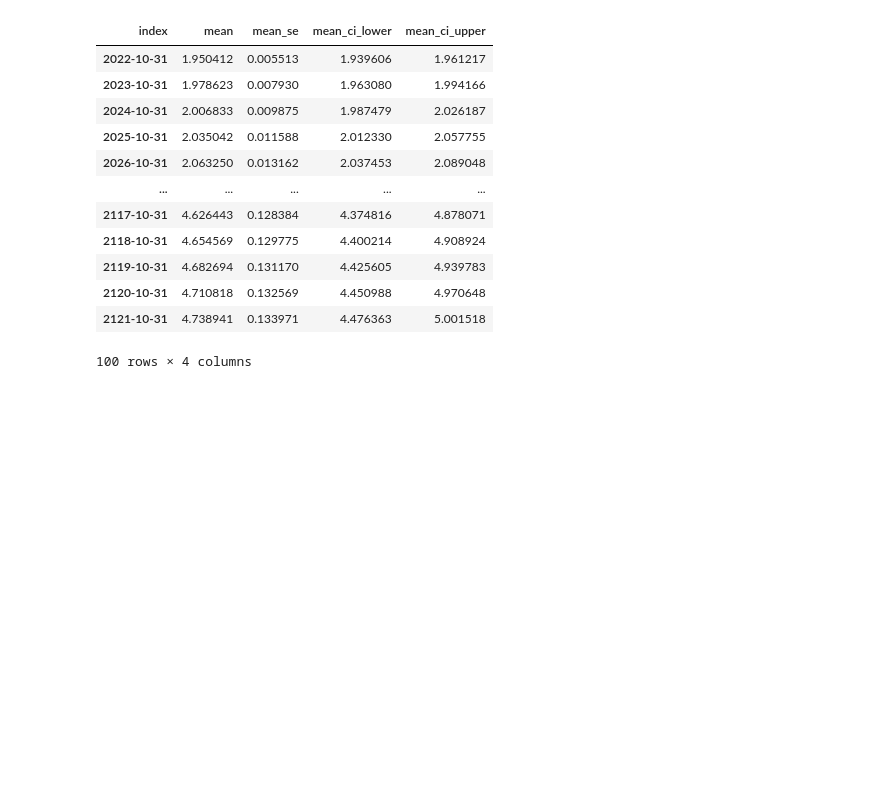
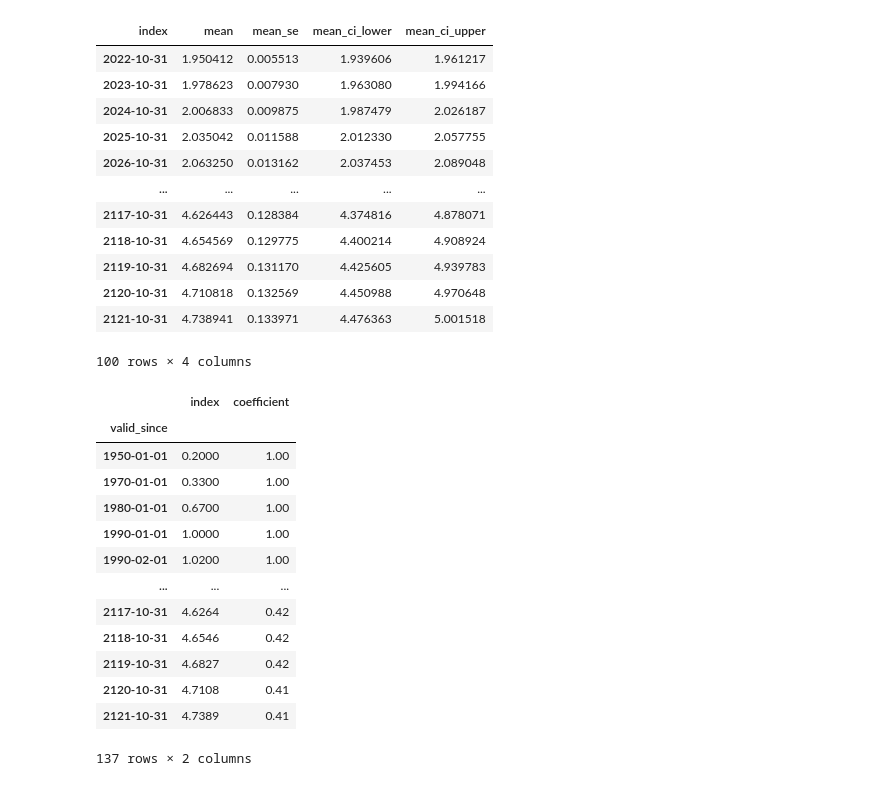
Before and after one commit to data-cfwb/simulPaie, a Jupyter notebook: index_arima.ipynb, the cells around one changed output. Saved outputs shown, nothing was run; the diff lists cells and outputs as text; code cells hidden in the pictures; blank space fills up the shorter version.

Commit message:
append new index

```diff
--- a/index_arima.ipynb
+++ b/index_arima.ipynb
@@ -168,27 +168,67 @@ forecast_df
 100 rows × 4 columns
 # %%
 # add column to df
+from re import A
+
+
 df['coefficient'] = 1
 
 # drop rank
 df = df.drop(columns=['rank'])
 df = df.drop(columns=['valid_since'])
 
 forecast_to_combine_df = forecast_df.copy()
 
 # add coefficient to forecast based on the prediction of arima
 forecast_to_combine_df['coefficient'] = forecast_to_combine_df['mean'] / forecast_to_combine_df['mean'].iloc[0]
 
 forecast_to_combine_df['coefficient'] = round(1 / forecast_to_combine_df['coefficient'], 2)
 
 forecast_to_combine_df['index'] = round(forecast_to_combine_df['mean'], 4)
 forecast_to_combine_df = forecast_to_combine_df.drop(columns=['mean', 'mean_se', 'mean_ci_lower', 'mean_ci_upper'])
 
 # combine data of prediction with original data
 df = pd.concat([df, forecast_to_combine_df], axis=0)
-df
 
 # name to index
 df.index.name = 'valid_since'
 
+# append a new row at the beginning of the dataframe
+# df = df.append({'valid_since': '1950-01-01', 'index': 1, 'coefficient': 1})
+
+# valid_since,index,coefficient
+# 1950-01-01,0.20,1.0
+# 1970-01-01,0.33,1.0
+# 1980-01-01,0.67,1.0
+# 1985-06-01,0.83,1.0
+
+
+# append a new row at the beginning of the csv file
+
+new_df = pd.DataFrame({'valid_since': ['1950-01-01', '1970-01-01', '1980-01-01', '1985-06-01'], 'index': [0.20, 0.33, 0.67, 0.83], 'coefficient': [1, 1, 1, 1]})
+
+new_df.index = pd.to_datetime(new_df['valid_since'])
+new_df.drop(columns=['valid_since'], inplace=True)
+
+# combine new_df with df
+df = pd.concat([new_df, df], axis=0)
+
+
 df.to_csv('./index_df_with_prediction.csv')
+
+df
+# %% [output]
+|  | index | coefficient |
+| valid_since |  |  |
+| 1950-01-01 | 0.2000 | 1.00 |
+| 1970-01-01 | 0.3300 | 1.00 |
+| 1980-01-01 | 0.6700 | 1.00 |
+| 1990-01-01 | 1.0000 | 1.00 |
+| 1990-02-01 | 1.0200 | 1.00 |
+| ... | ... | ... |
+| 2117-10-31 | 4.6264 | 0.42 |
+| 2118-10-31 | 4.6546 | 0.42 |
+| 2119-10-31 | 4.6827 | 0.42 |
+| 2120-10-31 | 4.7108 | 0.41 |
+| 2121-10-31 | 4.7389 | 0.41 |
+137 rows × 2 columns
```
Also changed, not shown: parts of 2 cells of this notebook, 3 other files.
